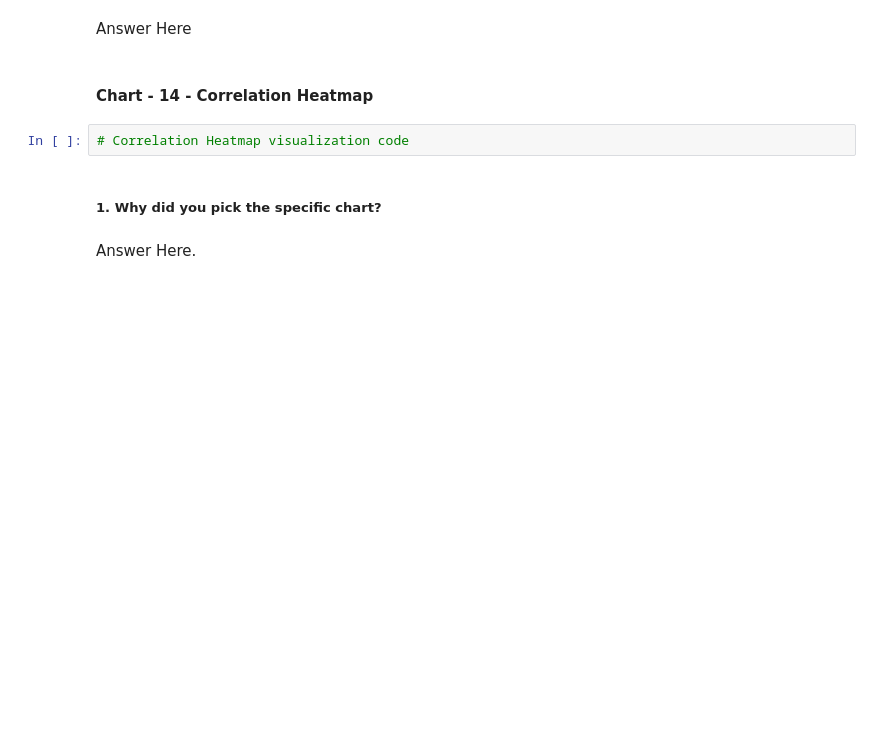
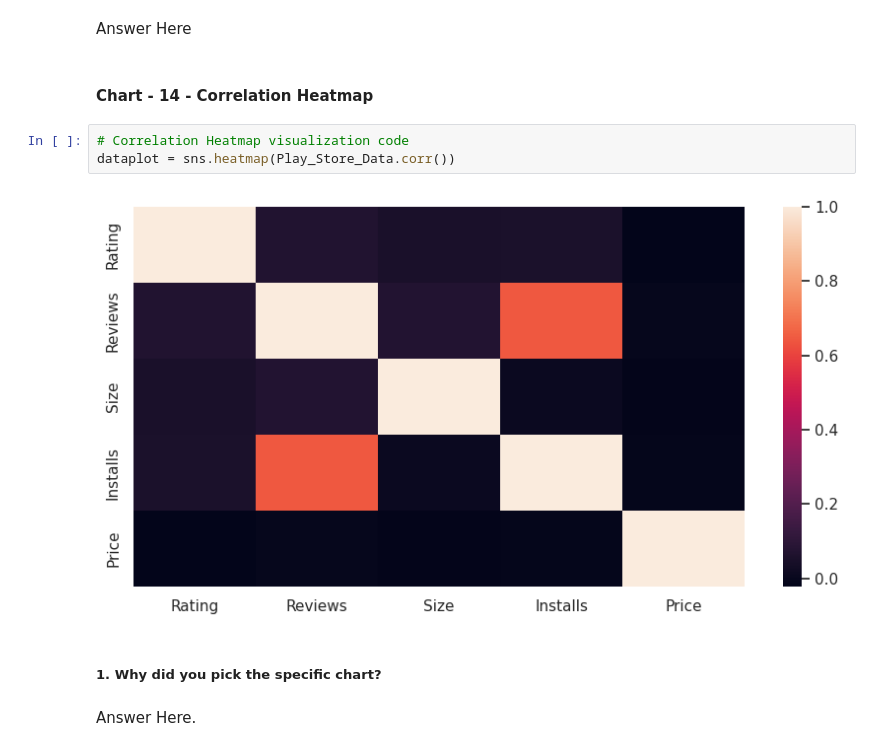
Before and after one commit to kanishkagargg/Playstore-Project, a Jupyter notebook: Copy_of_Sample_EDA_Submission_Template.ipynb, the cells around one changed output. Drawn from its saved outputs; the diff is of its cells as text; blank space fills up the shorter version.

```diff
--- a/Copy_of_Sample_EDA_Submission_Template.ipynb
+++ b/Copy_of_Sample_EDA_Submission_Template.ipynb
@@ -809,6 +828,9 @@ Answer Here
 #### Chart - 14 - Correlation Heatmap
 # %%
 # Correlation Heatmap visualization code
+dataplot = sns.heatmap(Play_Store_Data.corr())
+# %% [output]
+[figure, added]
 # %% [markdown]
 ##### 1. Why did you pick the specific chart?
 # %% [markdown]
```
Also changed, not shown: parts of 6 cells of this notebook.
